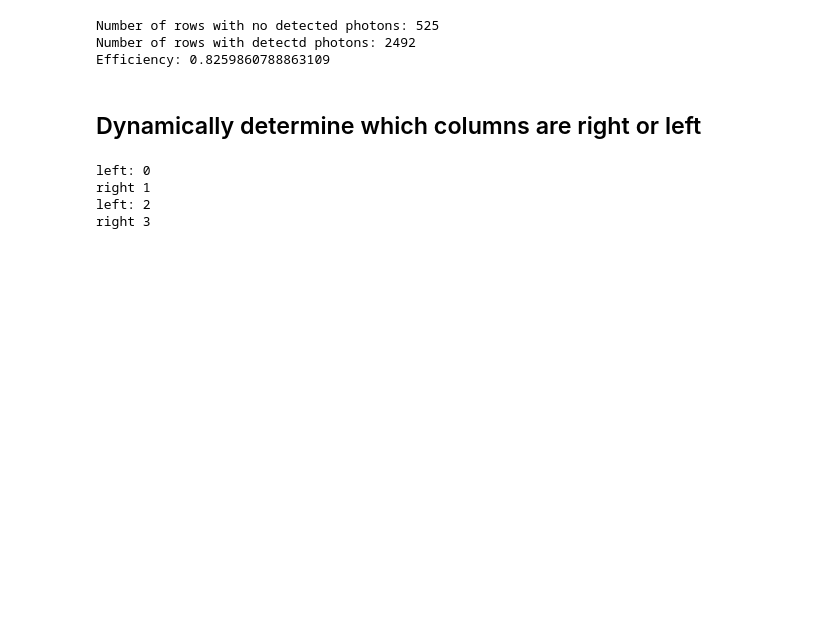
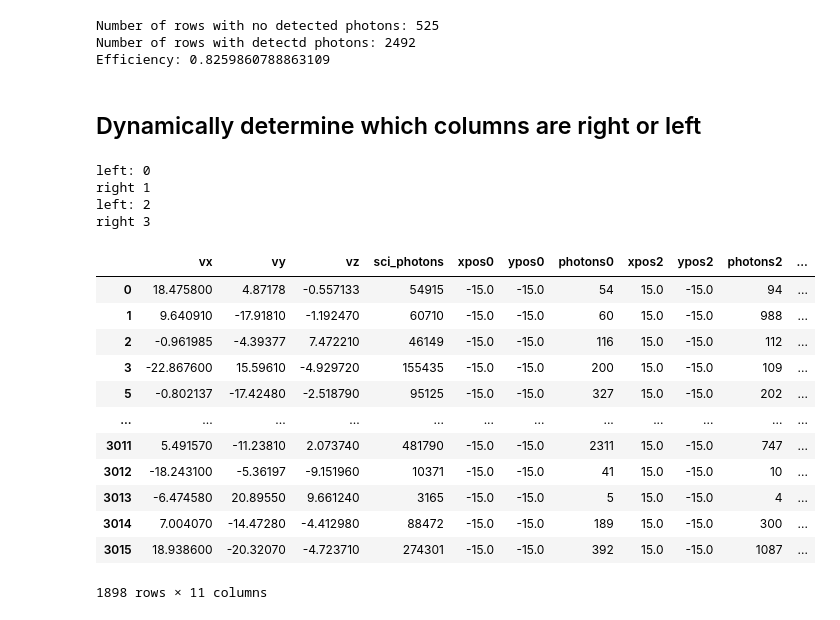
Before and after one commit to dobsonco/Detectors, a Jupyter notebook: processing.ipynb, the cells around one changed output. Drawn from its saved outputs; the diff is of its cells as text; code cells hidden in the pictures; blank space fills up the shorter version.

```diff
--- a/processing.ipynb
+++ b/processing.ipynb
@@ -49,28 +51,42 @@ Efficiency: 0.8259860788863109
 # %%
 left_dropnames = [] # Columns to drop to get left subset
 right_dropnames = [] # Columns to drop to get right subset
 nx = 2
 ny = 2
 num = 0
 for i in range(ny):
     for j in range(nx):
         if j < (nx / 2):
             print("left:",num)
             right_dropnames.append(f"photons{num}")
             right_dropnames.append(f"ypos{num}")
             right_dropnames.append(f"xpos{num}")
         else:
             print("right",num)
             left_dropnames.append(f"photons{num}")
             left_dropnames.append(f"ypos{num}")
             left_dropnames.append(f"xpos{num}")
-        df[f"photons{num}"] = df[f"photons{num}"].replace({-1:0})
+        df = df[df[f'photons{num}'] != -1]
         num += 1
+left
 # %% [output]
 left: 0
 right 1
 left: 2
 right 3
+|  | vx | vy | vz | sci_photons | xpos0 | ypos0 | photons0 | xpos2 | ypos2 | photons2 | ... |
+| 0 | 18.475800 | 4.87178 | -0.557133 | 54915 | -15.0 | -15.0 | 54 | 15.0 | -15.0 | 94 | ... |
+| 1 | 9.640910 | -17.91810 | -1.192470 | 60710 | -15.0 | -15.0 | 60 | 15.0 | -15.0 | 988 | ... |
+| 2 | -0.961985 | -4.39377 | 7.472210 | 46149 | -15.0 | -15.0 | 116 | 15.0 | -15.0 | 112 | ... |
+| 3 | -22.867600 | 15.59610 | -4.929720 | 155435 | -15.0 | -15.0 | 200 | 15.0 | -15.0 | 109 | ... |
+| 5 | -0.802137 | -17.42480 | -2.518790 | 95125 | -15.0 | -15.0 | 327 | 15.0 | -15.0 | 202 | ... |
+| ... | ... | ... | ... | ... | ... | ... | ... | ... | ... | ... | ... |
+| 3011 | 5.491570 | -11.23810 | 2.073740 | 481790 | -15.0 | -15.0 | 2311 | 15.0 | -15.0 | 747 | ... |
+| 3012 | -18.243100 | -5.36197 | -9.151960 | 10371 | -15.0 | -15.0 | 41 | 15.0 | -15.0 | 10 | ... |
+| 3013 | -6.474580 | 20.89550 | 9.661240 | 3165 | -15.0 | -15.0 | 5 | 15.0 | -15.0 | 4 | ... |
+| 3014 | 7.004070 | -14.47280 | -4.412980 | 88472 | -15.0 | -15.0 | 189 | 15.0 | -15.0 | 300 | ... |
+| 3015 | 18.938600 | -20.32070 | -4.723710 | 274301 | -15.0 | -15.0 | 392 | 15.0 | -15.0 | 1087 | ... |
+1898 rows × 11 columns
 # %%
 left = df.drop(left_dropnames,axis=1)
 right = df.drop(right_dropnames,axis=1)
```
Also changed, not shown: parts of 5 cells of this notebook, 1 other file.
